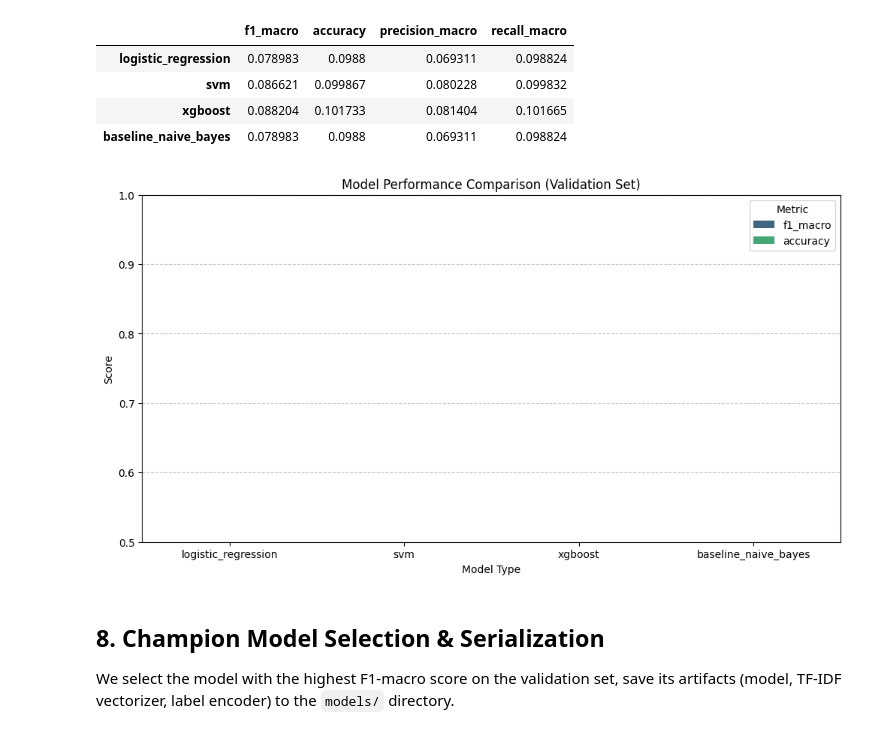
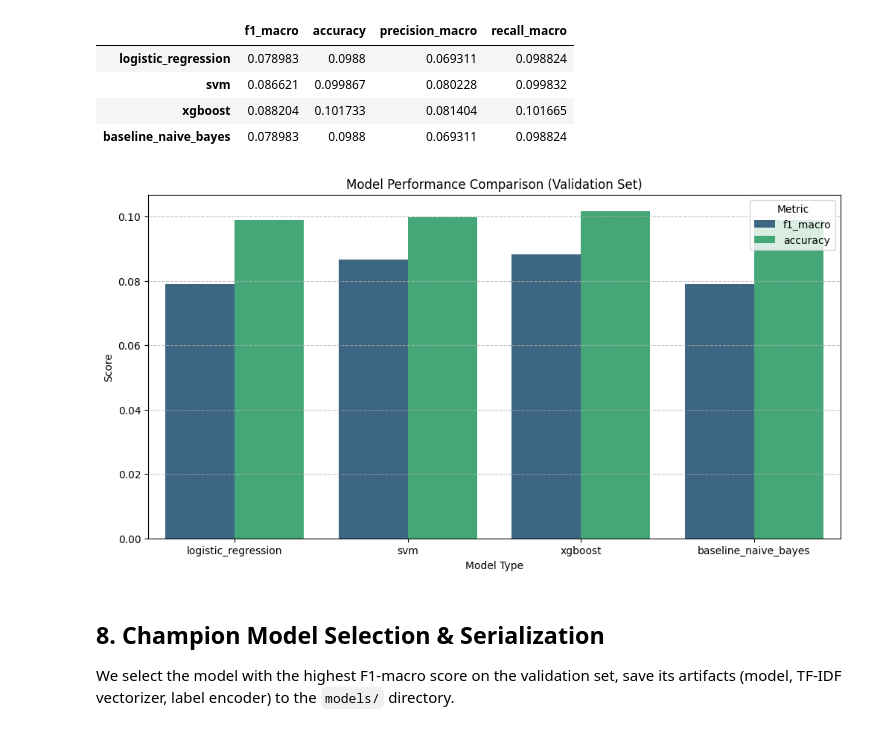
Before and after one commit to ikartiksavaliya/nlp-ticket-classification, a Jupyter notebook: notebooks/04_model_development.ipynb, the cells around one changed output. Saved outputs shown, nothing was run; the diff lists cells and outputs as text; code cells hidden in the pictures.

```diff
--- a/notebooks/04_model_development.ipynb
+++ b/notebooks/04_model_development.ipynb
@@ -234,17 +227,17 @@ display(df_results[["f1_macro", "accuracy", "precision_macro", "recall_macro"]])
 # %%
 # Plot comparison chart
 plt.figure(figsize=(12, 6))
 df_plot = df_results[["f1_macro", "accuracy"]].reset_index().melt(id_vars="index")
 sns.barplot(data=df_plot, x="index", y="value", hue="variable", palette="viridis")
 plt.title("Model Performance Comparison (Validation Set)")
 plt.ylabel("Score")
 plt.xlabel("Model Type")
-plt.ylim(0.5, 1.0)
+# plt.ylim(0.5, 1.0)
 plt.grid(axis='y', linestyle='--', alpha=0.7)
 plt.legend(title="Metric")
 plt.show()
 # %% [output]
-[figure, old version]
+[figure, new version]
 # %% [markdown]
 ## 8. Champion Model Selection & Serialization
 We select the model with the highest F1-macro score on the validation set, save its artifacts (model, TF-IDF vectorizer, label encoder) to the `models/` directory.
```
Also changed, not shown: parts of 2 cells of this notebook, 3 other files.
